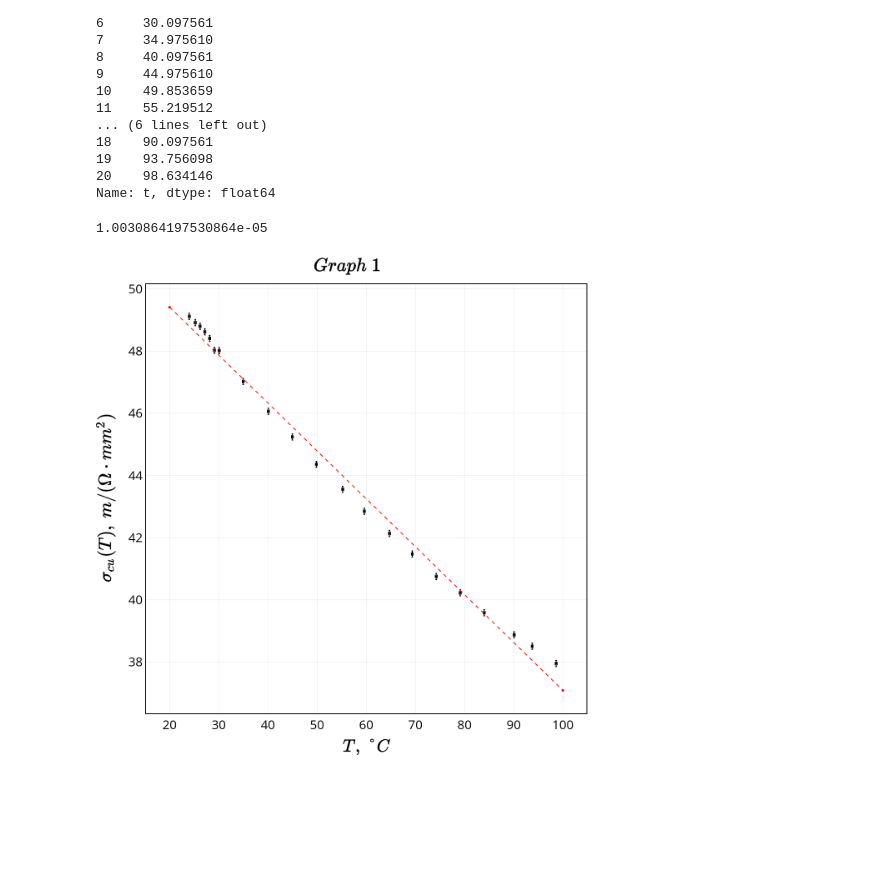
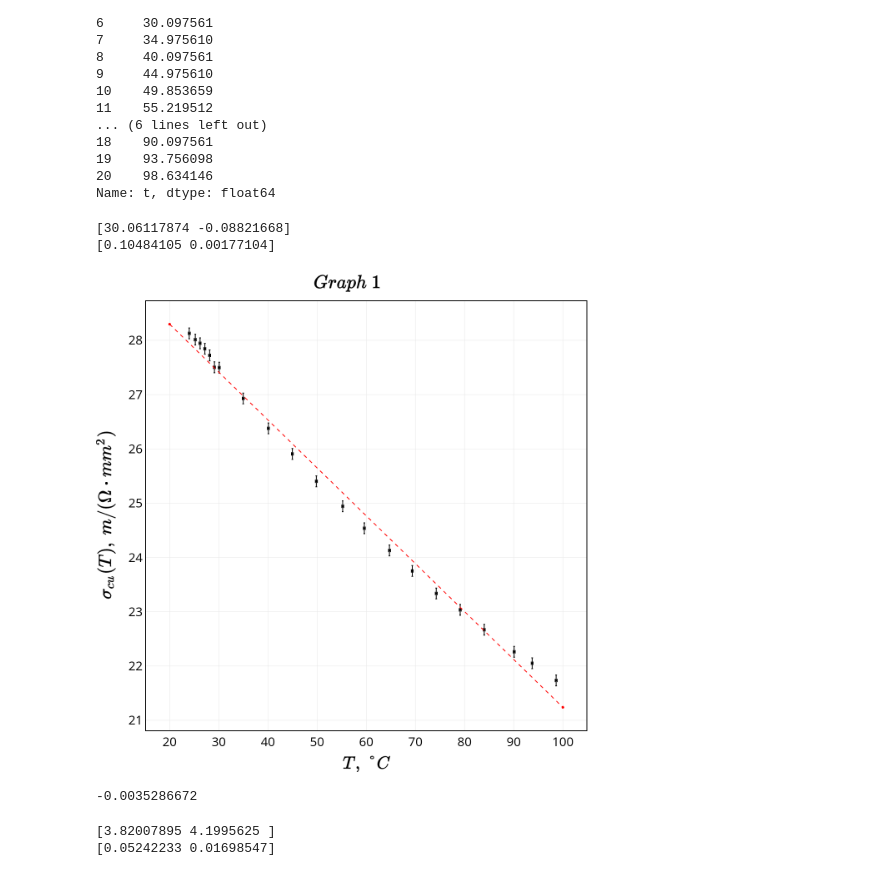
Before and after one commit to heyfaraday/labs_6sem, a Jupyter notebook: Determination of the energy gap of a semiconductor - 11.1/analysis.ipynb, the cells around one changed output. Saved outputs shown, nothing was run; the diff lists cells and outputs as text; code cells hidden in the pictures; blank space fills up the shorter version.

```diff
--- a/Determination of the energy gap of a semiconductor - 11.1/analysis.ipynb
+++ b/Determination of the energy gap of a semiconductor - 11.1/analysis.ipynb
@@ -35,14 +35,24 @@ data1 = pd.read_csv('data/experiment1.csv')
 19    93.756098
 20    98.634146
 Name: t, dtype: float64
-# %%
-39 / (16 * 243) * 10**(-3)
-# %% [output]
-1.0030864197530864e-05
+# %%
+x_in = (data1['t'] + 0.06) / (41 * 10**(-3)) + 24
+y_in = 13.4 / (data1['cu'] * 1000 * np.pi * (0.07 / 2.)**2)
+
+Y = np.reshape(np.array(y_in), (1, len(y_in)))
+X = np.reshape(np.array(x_in), (1, len(x_in)))
+def f(x, a, b):
+    return a + b * x
+parameters_opt_1, parameters_cov_1 = opt.curve_fit(f, X[0], Y[0])
+print(parameters_opt_1)
+print(np.sqrt(np.diag(parameters_cov_1)))
+# %% [output]
+[30.06117874 -0.08821668]
+[0.10484105 0.00177104]
 # %%
 trace1 = go.Scatter(
     x = (data1['t'] + 0.06) / (41 * 10**(-3)) + 24,
-    y = 23.4 / (data1['cu'] * 1000 * np.pi * (0.07 / 2.)**2),
+    y = 13.4 / (data1['cu'] * 1000 * np.pi * (0.07 / 2.)**2),
     mode = 'markers',
     error_y = dict(
         type = 'constant',
@@ -67,7 +77,7 @@ trace1 = go.Scatter(
 
 trace2 = go.Scatter(
     x = [20, 100],
-    y = [f(20, 52.49489417, -0.15405003), f(100, 52.49489417, -0.15405003)],
+    y = [f(20, 30.06117874, -0.08821668), f(100, 30.06117874, -0.08821668)],
     line = dict(
         color = ('#ff0000'),
         width = 2,
@@ -103,31 +113,49 @@ layout = go.Layout(
     yaxis = dict(
         title = '$\sigma_{cu}(T),~m/(\Omega\cdot mm^2)$',
         zeroline = False,
         ticklen = 0,
         color = '#000000',
         mirror = True,
         showline = True,
         linewidth = 2,
         titlefont = dict(
             size = 40,
             color = '#000000'
             )
     ),
     margin = dict(
         l = 120,
         r = 23,
         t = 70,
         b = 100,
         pad = 0
     )
 
 )
 
 fig = go.Figure(data=trace0, layout=layout)
 #py.iplot(figure, filename='basic-error-bar')
 py.image.save_as(fig, 'my_plot1.png')
 #! open my_plot.png
 from IPython.display import Image
 Image("my_plot1.png", width=500)
 # %% [output]
-[figure, old version]
+[figure, new version]
+# %%
+-0.08821668 / 25
+# %% [output]
+-0.0035286672
+# %%
+x_in = - 1000. / ((data1['t'] + 0.06) / (41 * 10**(-3)) + 24 + 273)
+y_in = np.log((0.01 * 39.4) / 4.1**2  / (data1['pn'] * 1000))
+
+Y = np.reshape(np.array(y_in), (1, len(y_in)))
+X = np.reshape(np.array(x_in), (1, len(x_in)))
+def f(x, a, b):
+    return a + b * x
+parameters_opt_1, parameters_cov_1 = opt.curve_fit(f, X[0], Y[0])
+print(parameters_opt_1)
+print(np.sqrt(np.diag(parameters_cov_1)))
+# %% [output]
+[3.82007895 4.1995625 ]
+[0.05242233 0.01698547]
```
Also changed, not shown: parts of 5 cells of this notebook, 12 other files.
